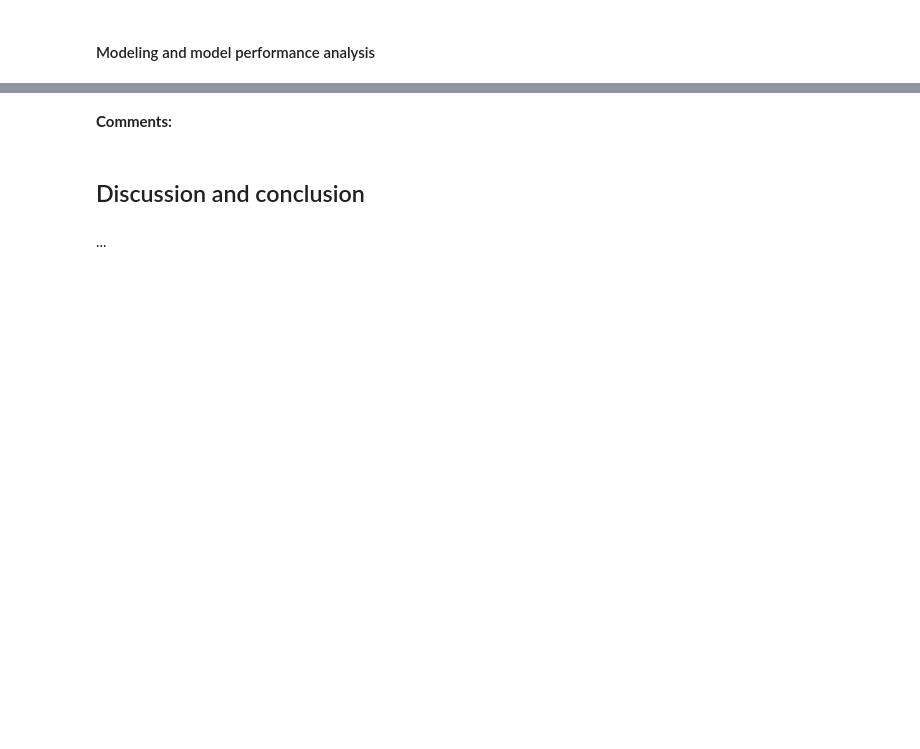
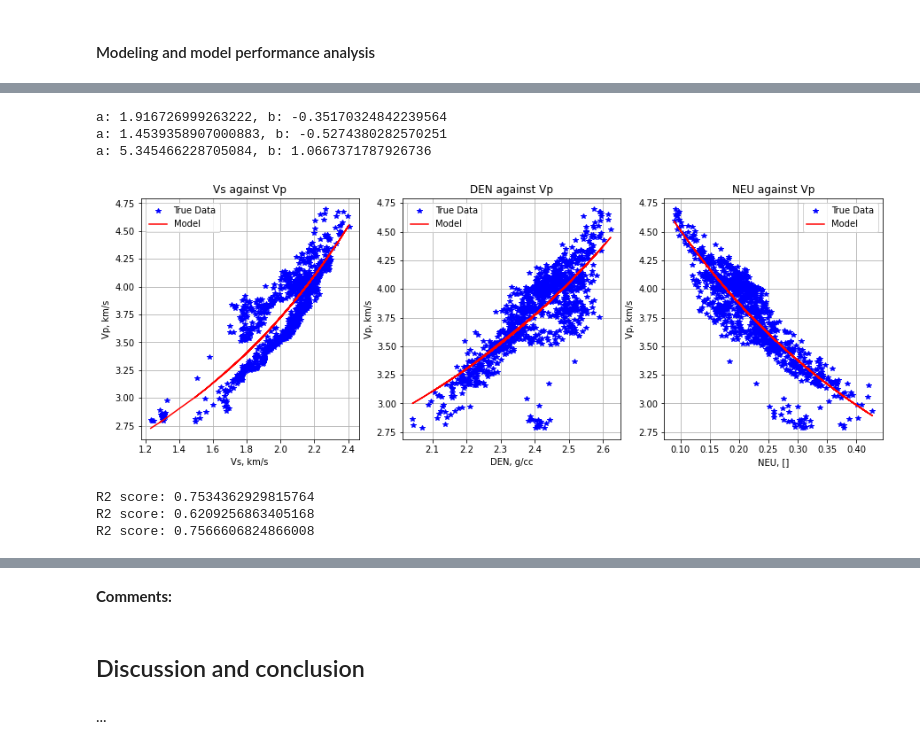
Before and after one commit to noafink1/MOD300Project4, a Jupyter notebook: Project3_NonLinearRegression.ipynb, the cells around one changed output, grey strips where cells are left out. Cells and saved outputs as stored; diff of their text form; code cells hidden in the pictures; blank space fills up the shorter version.

```diff
--- a/Project3_NonLinearRegression.ipynb
+++ b/Project3_NonLinearRegression.ipynb
@@ -25,7 +25,3 @@ from sklearn.metrics import r2_score
 
 # Read data
 df = pd.read_excel('LogDataProject_Cleaned_OutliersRemoved.xlsx')
-
-# Define input (x) and target (y)
-x = df['Vs']
-y = df['Vp']
@@ -72,0 +64,63 @@ a: 1.9167270023765266, b: -0.35170324722165086
+# %%
+# Optimize the parameters values a and b
+popt1, _ = curve_fit(func, X1, y)
+popt2, _ = curve_fit(func, X2, y)
+popt3, _ = curve_fit(func, X3, y)
+
+# Print the optimized paramaters
+a1, b1 = popt1
+print(f"a: {a1}, b: {b1}")
+
+a2, b2 = popt2
+print(f"a: {a2}, b: {b2}")
+
+a3, b3 = popt3
+print(f"a: {a3}, b: {b3}")
+
+# Create plots for each of the different features
+fig, axes = plt.subplots(1, 3, figsize=(15,5))
+
+# Vs
+y1_model_predict = func(X1, a1, b1)
+axes[0].plot(X1, y, "b*")
+axes[0].plot(X1, y1_model_predict, 'r-')
+axes[0].set_xlabel("Vs, km/s")
+axes[0].set_ylabel("Vp, km/s")
+axes[0].set_title("Vs against Vp")
+axes[0].legend(["True Data", "Model"])
+axes[0].grid()
+
+# DEN
+y2_model_predict = func(X2, a2, b2)
+axes[1].plot(X2, y, "b*")
+axes[1].plot(X2, y2_model_predict, 'r-')
+axes[1].set_xlabel("DEN, g/cc")
+axes[1].set_ylabel("Vp, km/s")
+axes[1].set_title("DEN against Vp")
+axes[1].legend(["True Data", "Model"])
+axes[1].grid()
+
+# NEU
+y3_model_predict = func(X3, a3, b3)
+axes[2].plot(X3, y, "b*")
+axes[2].plot(X3, y3_model_predict, 'r-')
+axes[2].set_xlabel("NEU, []")
+axes[2].set_ylabel("Vp, km/s")
+axes[2].set_title("NEU against Vp")
+axes[2].legend(["True Data", "Model"])
+axes[2].grid()
+# %% [output]
+a: 1.916726999263222, b: -0.35170324842239564
+a: 1.4539358907000883, b: -0.5274380282570251
+a: 5.345466228705084, b: 1.0667371787926736
+[figure, added]
+# %%
+# Print R2 scores
+
+print(f'R2 score: {r2_score(y, y1_model_predict)}')
+print(f'R2 score: {r2_score(y, y2_model_predict)}')
+print(f'R2 score: {r2_score(y, y3_model_predict)}')
+# %% [output]
+R2 score: 0.7534362929815764
+R2 score: 0.6209256863405168
+R2 score: 0.7566606824866008
```
Also changed, not shown: parts of 20 cells of this notebook, 1 other file.
